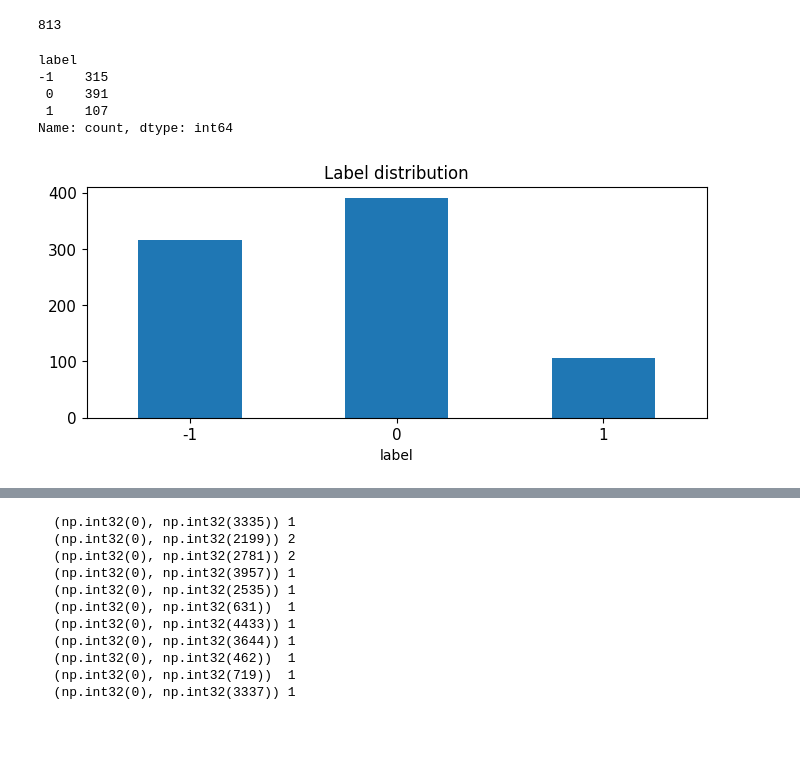
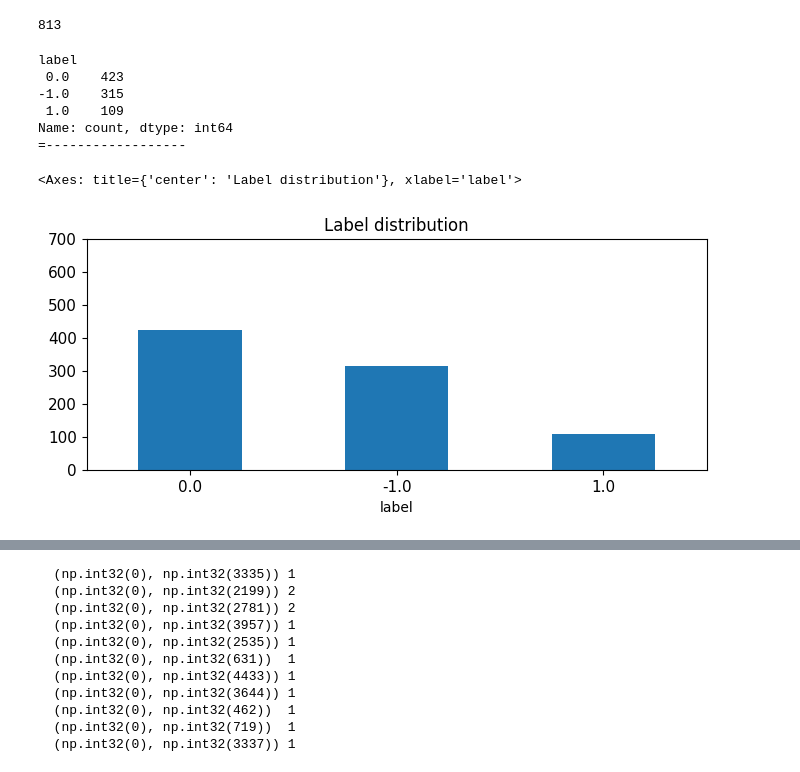
Before and after one commit to Weichan-Chen/DM2025-Lab1-Exercise, a Jupyter notebook: DM2025-Lab1-Homework.ipynb, the cells around one changed output, grey strips where cells are left out. Cells and saved outputs as stored; diff of their text form; code cells hidden in the pictures; blank space fills up the shorter version.

```diff
--- a/DM2025-Lab1-Homework.ipynb
+++ b/DM2025-Lab1-Homework.ipynb
@@ -140,8 +150,8 @@ HLGN is $10. Hurry and catch it now before it shoots to the moon!
 # %%
 #選取所需要的欄位
 usecols = ["title","text","label"]
-df=df[usecols]
-df
+X=df[usecols]
+X
 # %% [output]
 |  | title | text | label |
 | 0 | Retardation is on the menu boys! ... | Calls on retards | -1.0 |
@@ -191,20 +216,25 @@ len(df)
 # %% [output]
 813
 # %%
-#plot barchart for df
-counts = df["label"].value_counts(dropna=False)
-counts = counts.reindex([-1,0,1])
-print(counts)
-ax = counts.plot(kind = 'bar',
-          title = "Label distribution",
-          rot = 0, fontsize = 11, figsize = (8,3))
+#畫圖
+
+print(X.label.value_counts())
+
+
+print("=------------------")
+X.label.value_counts().plot(kind = 'bar',
+                            title = 'Label distribution',
+                            ylim = [0, 700],
+                            rot = 0, fontsize = 11, figsize = (8,3))
 # %% [output]
 label
--1    315
- 0    391
- 1    107
+ 0.0    423
+-1.0    315
+ 1.0    109
 Name: count, dtype: int64
+=------------------
+<Axes: title={'center': 'Label distribution'}, xlabel='label'>
-[figure, old version]
+[figure, new version]
 # %%
 #將title 與 text 兩欄結合
 df['text_all'] = df['title'].fillna('') + ' ' + df['text'].fillna('')
```
Also changed, not shown: parts of 13 cells of this notebook.
